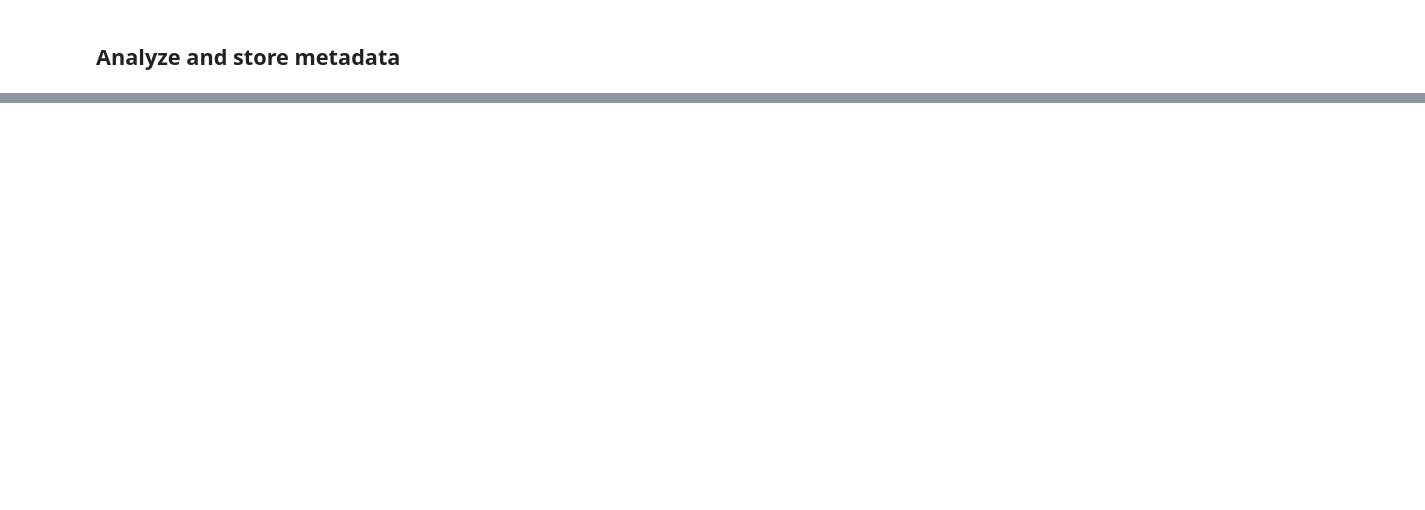
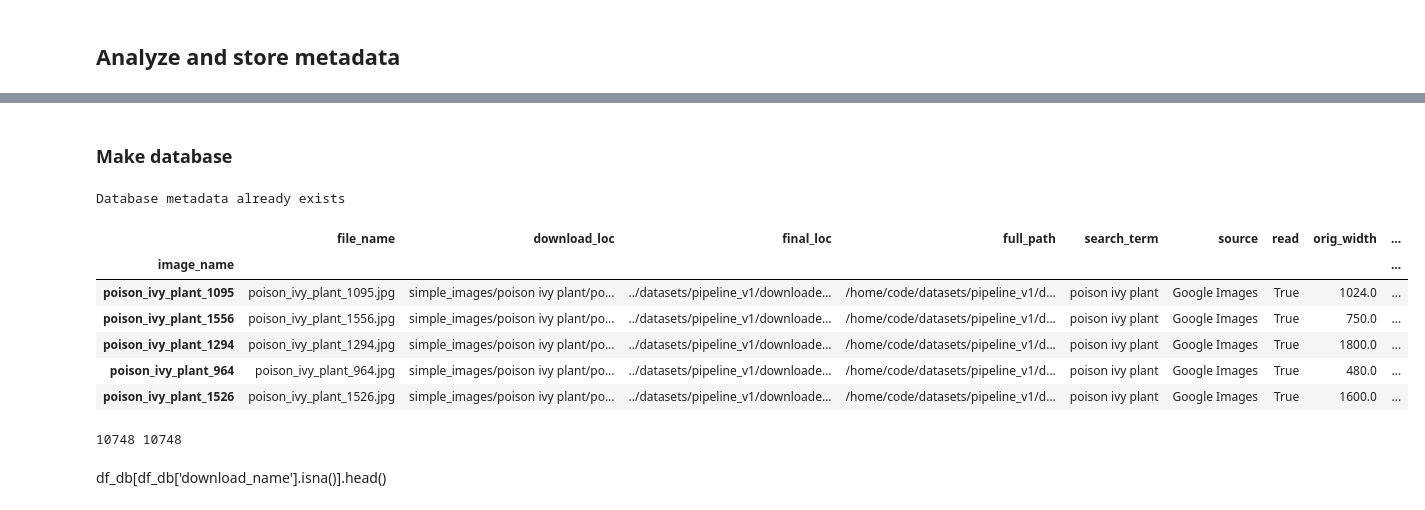
Before and after one commit to KenWronka/poison_ivy_detector, a Jupyter notebook: code/model_pipeline_v1/1.1-download_and_store_images.ipynb, the cells around one changed output, grey strips where cells are left out. Saved outputs shown, nothing was run; the diff lists cells and outputs as text; code cells hidden in the pictures; blank space fills up the shorter version.

```diff
--- a/code/model_pipeline_v1/1.1-download_and_store_images.ipynb
+++ b/code/model_pipeline_v1/1.1-download_and_store_images.ipynb
@@ -425,2 +462,45 @@ plt.show()
 # %%
 df_ims.to_csv(metadata_loc)
+# %% [markdown]
+### Make database
+# %%
+def create_db_if_not_exists(db_name:str,
+                            user:str = "postgres",
+                            password:str = "postgres",
+                            port:int = 5432,
+                            prefix:str = "postgresql",
+                            server:str = "localhost",
+                            default_db:str = "postgres") -> None:
+    con_str = f"{prefix}://{user}:{password}@{server}:{port}/{default_db}"
+    with sqa.create_engine(con_str).connect() as con:
+        db_query = "SELECT datname FROM pg_catalog.pg_database"
+        dbs = set(db_val[0] for db_val in con.execute(db_query).fetchall())
+        if db_name in dbs:
+            print(f"Database {db_name} already exists")
+        else:
+            con.execute("commit")
+            con.execute(f"CREATE DATABASE {db_name}")
+
+create_db_if_not_exists(db_database, db_user, db_password, db_port, db_prefix, db_container)
+# %% [output]
+Database metadata already exists
+# %%
+df_db = df_ims[df_ims['read'] == True].copy()
+df_db.reset_index(inplace=True)
+df_db.index = df_db['file_name'].map(lambda f_name: f_name.replace(".jpg", ""))
+df_db.index.name = "image_name"
+df_db.head()
+# %% [output]
+|  | file_name | download_loc | final_loc | full_path | search_term | source | read | orig_width | ... |
+| image_name |  |  |  |  |  |  |  |  | ... |
+| poison_ivy_plant_1095 | poison_ivy_plant_1095.jpg | simple_images/poison ivy plant/po... | ../datasets/pipeline_v1/downloade... | /home/code/datasets/pipeline_v1/d... | poison ivy plant | Google Images | True | 1024.0 | ... |
+| poison_ivy_plant_1556 | poison_ivy_plant_1556.jpg | simple_images/poison ivy plant/po... | ../datasets/pipeline_v1/downloade... | /home/code/datasets/pipeline_v1/d... | poison ivy plant | Google Images | True | 750.0 | ... |
+| poison_ivy_plant_1294 | poison_ivy_plant_1294.jpg | simple_images/poison ivy plant/po... | ../datasets/pipeline_v1/downloade... | /home/code/datasets/pipeline_v1/d... | poison ivy plant | Google Images | True | 1800.0 | ... |
+| poison_ivy_plant_964 | poison_ivy_plant_964.jpg | simple_images/poison ivy plant/po... | ../datasets/pipeline_v1/downloade... | /home/code/datasets/pipeline_v1/d... | poison ivy plant | Google Images | True | 480.0 | ... |
+| poison_ivy_plant_1526 | poison_ivy_plant_1526.jpg | simple_images/poison ivy plant/po... | ../datasets/pipeline_v1/downloade... | /home/code/datasets/pipeline_v1/d... | poison ivy plant | Google Images | True | 1600.0 | ... |
+# %%
+print(len(df_db.index), df_db.index.nunique())
+# %% [output]
+10748 10748
+# %% [markdown]
+df_db[df_db['download_name'].isna()].head()
```
Also changed, not shown: parts of 17 cells of this notebook.
